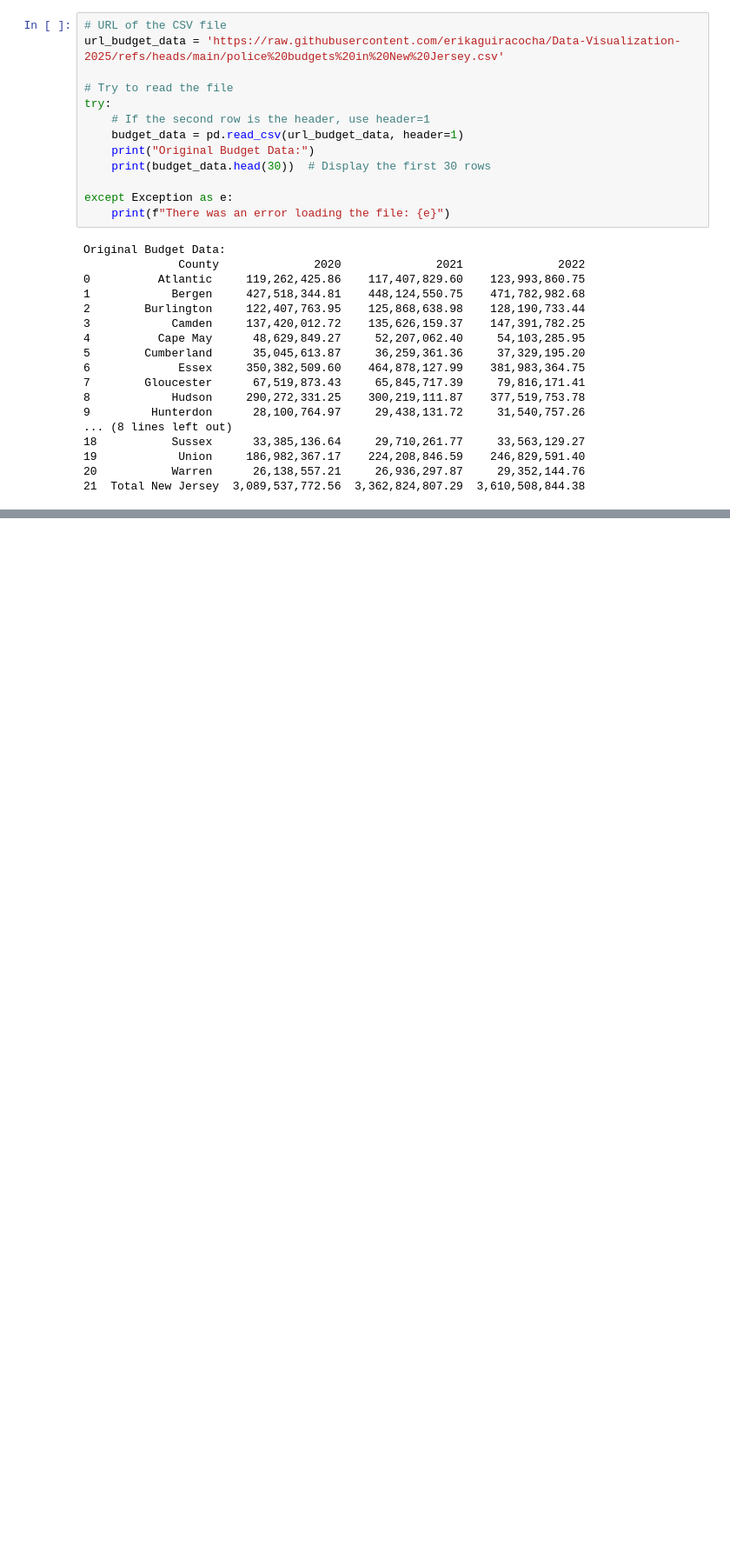
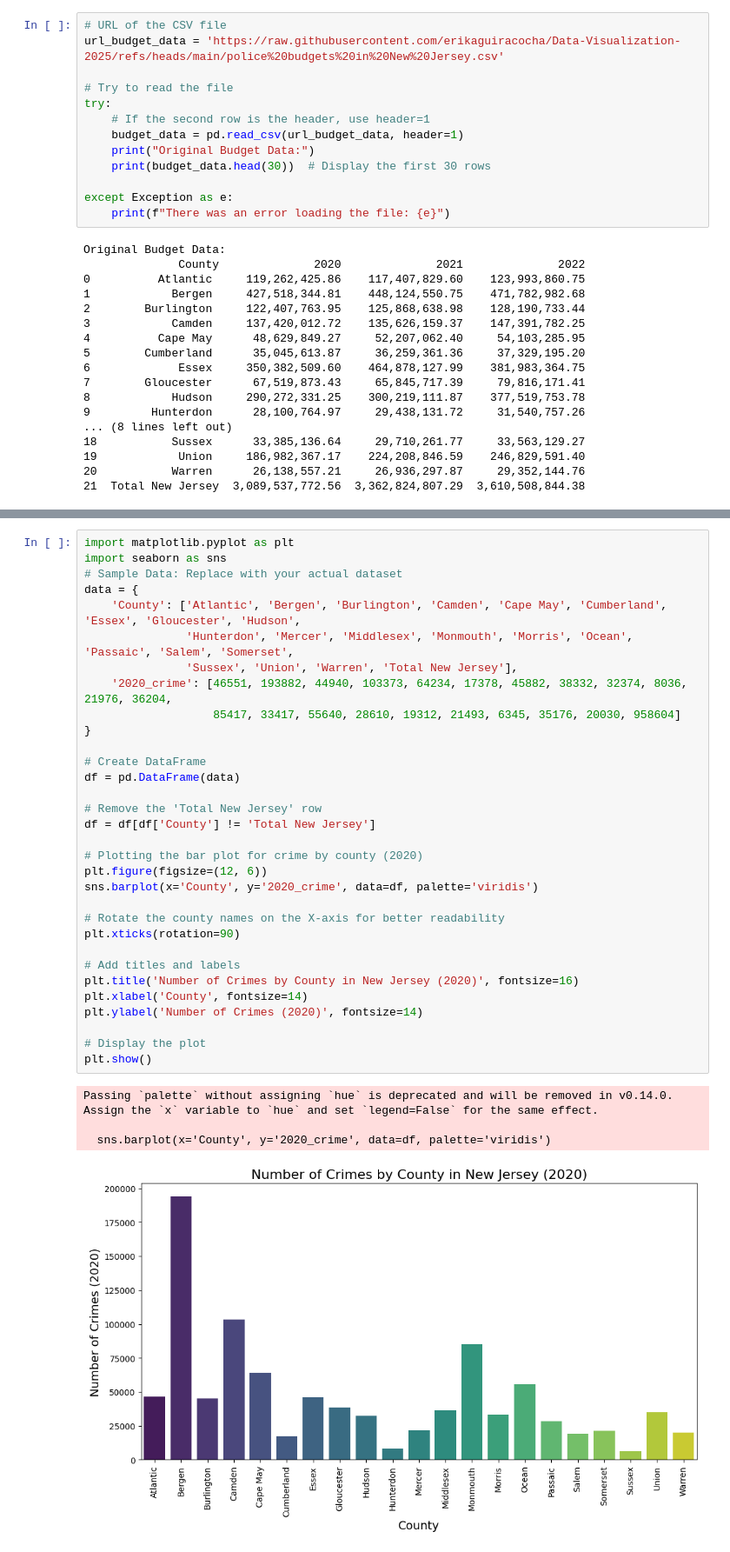
Before and after one commit to erikaguiracocha/Data-Visualization-2025, a Jupyter notebook: PS2erikaguiracocha.ipynb, the cells around one changed output, grey strips where cells are left out. Shown at 87% size. Saved outputs shown, nothing was run; the diff lists cells and outputs as text; blank space fills up the shorter version.

```diff
--- a/PS2erikaguiracocha.ipynb
+++ b/PS2erikaguiracocha.ipynb
@@ -273,0 +150,37 @@ plt.show()
+# %%
+import matplotlib.pyplot as plt
+import seaborn as sns
+# Sample Data: Replace with your actual dataset
+data = {
+    'County': ['Atlantic', 'Bergen', 'Burlington', 'Camden', 'Cape May', 'Cumberland', 'Essex', 'Gloucester', 'Hudson',
+               'Hunterdon', 'Mercer', 'Middlesex', 'Monmouth', 'Morris', 'Ocean', 'Passaic', 'Salem', 'Somerset',
+               'Sussex', 'Union', 'Warren', 'Total New Jersey'],
+    '2020_crime': [46551, 193882, 44940, 103373, 64234, 17378, 45882, 38332, 32374, 8036, 21976, 36204,
+                   85417, 33417, 55640, 28610, 19312, 21493, 6345, 35176, 20030, 958604]
+}
+
+# Create DataFrame
+df = pd.DataFrame(data)
+
+# Remove the 'Total New Jersey' row
+df = df[df['County'] != 'Total New Jersey']
+
+# Plotting the bar plot for crime by county (2020)
+plt.figure(figsize=(12, 6))
+sns.barplot(x='County', y='2020_crime', data=df, palette='viridis')
+
+# Rotate the county names on the X-axis for better readability
+plt.xticks(rotation=90)
+
+# Add titles and labels
+plt.title('Number of Crimes by County in New Jersey (2020)', fontsize=16)
+plt.xlabel('County', fontsize=14)
+plt.ylabel('Number of Crimes (2020)', fontsize=14)
+
+# Display the plot
+plt.show()
+# %% [output]
+Passing `palette` without assigning `hue` is deprecated and will be removed in v0.14.0. Assign the `x` variable to `hue` and set `legend=False` for the same effect.
+
+  sns.barplot(x='County', y='2020_crime', data=df, palette='viridis')
+[figure, added]
```
Also changed, not shown: parts of 27 cells of this notebook.
